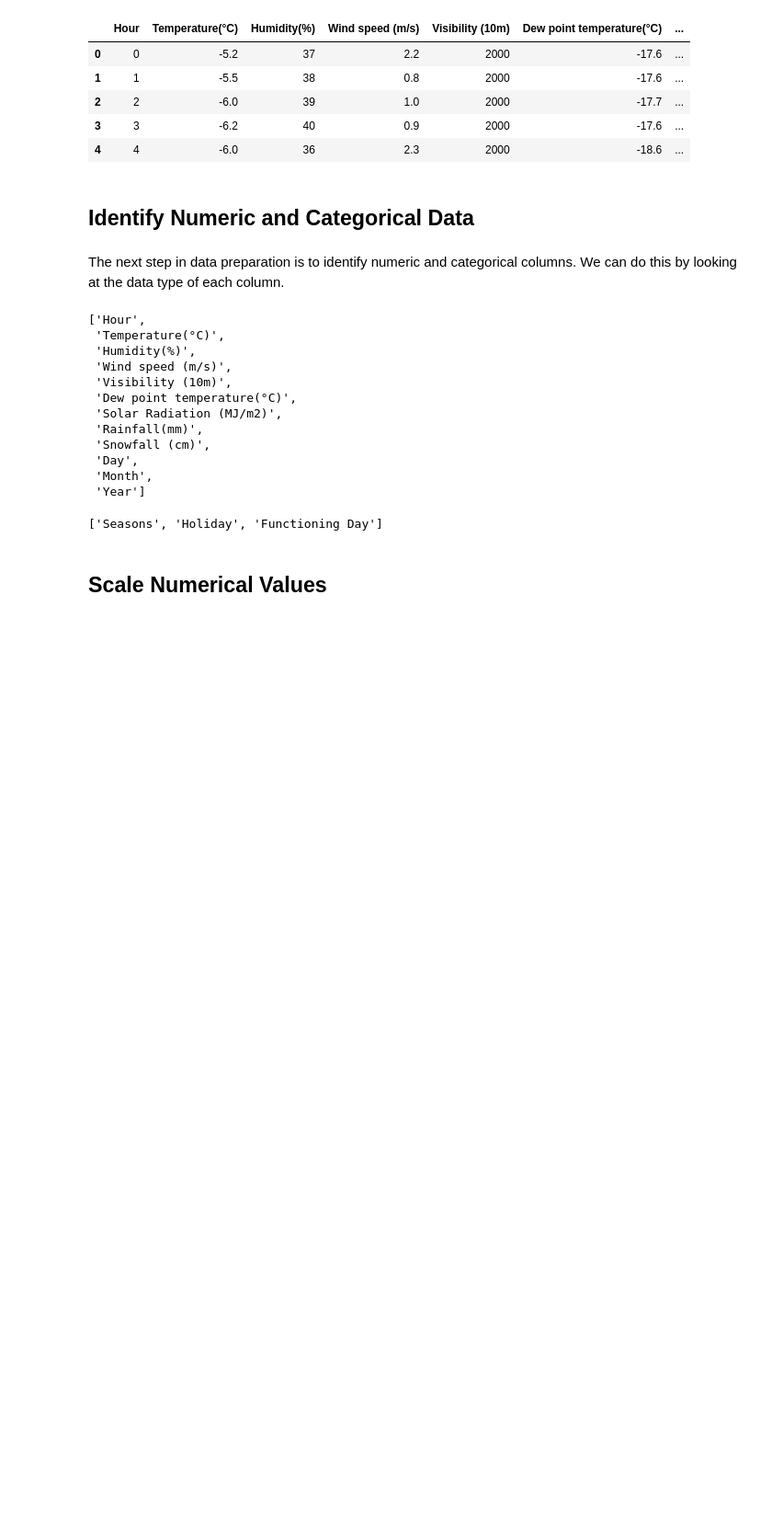
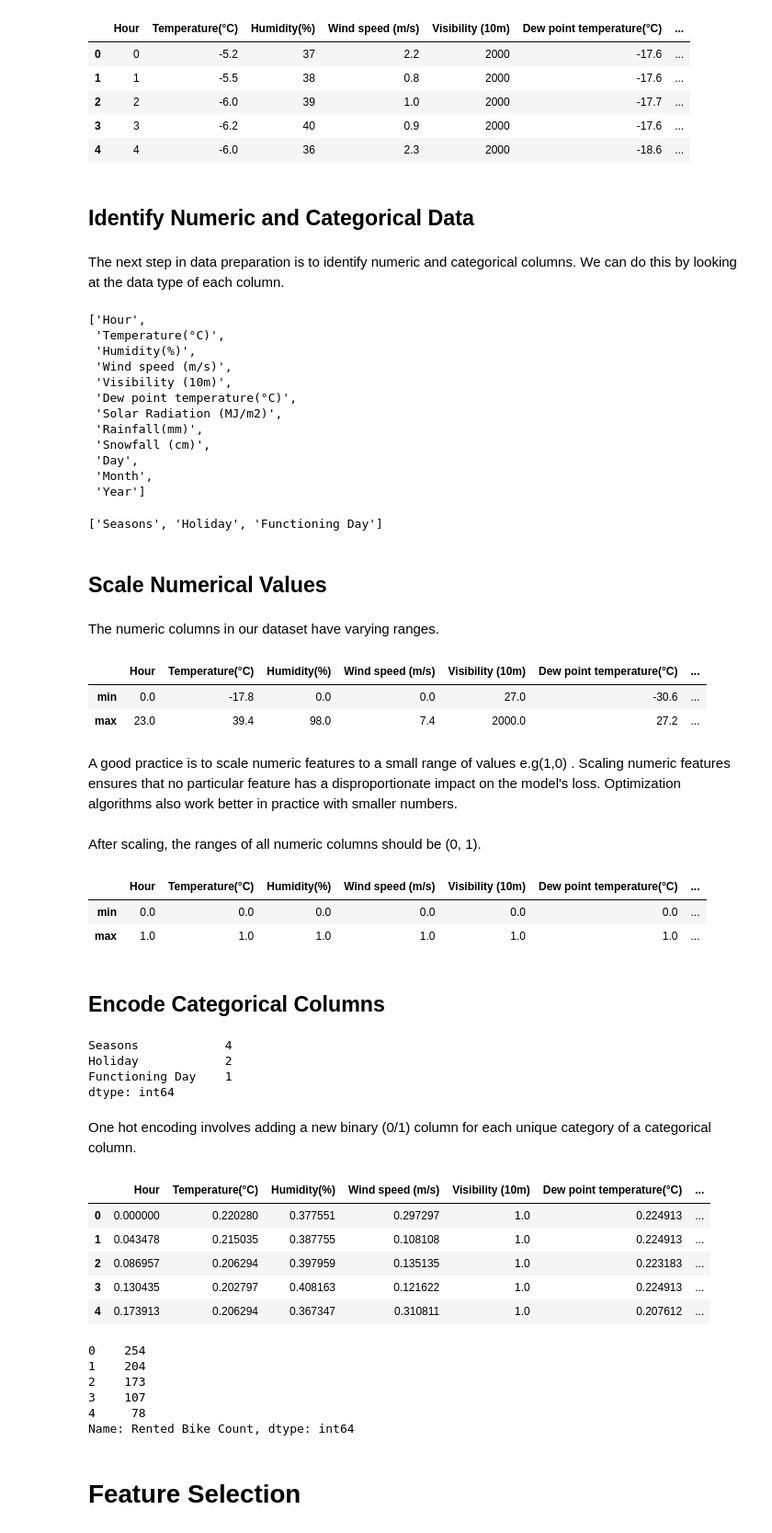
Before and after one commit to Amit-95/Bike_sharing_demand_pred, a Jupyter notebook: Bike_Sharing_Demand_Prediction_Capstone_Project.ipynb, the cells around one changed output. Shown at 92% size. Drawn from its saved outputs; the diff is of its cells as text; code cells hidden in the pictures; blank space fills up the shorter version.

```diff
--- a/Bike_Sharing_Demand_Prediction_Capstone_Project.ipynb
+++ b/Bike_Sharing_Demand_Prediction_Capstone_Project.ipynb
@@ -554,3 +554,75 @@ categorical_cols
 ['Seasons', 'Holiday', 'Functioning Day']
 # %% [markdown]
 ## Scale Numerical Values
+# %% [markdown]
+The numeric columns in our dataset have varying ranges.
+# %%
+# using isna() to calculate the null values in Numeric columns
+inputs_df[numeric_cols].describe().loc[['min','max']]
+# %% [output]
+|  | Hour | Temperature(°C) | Humidity(%) | Wind speed (m/s) | Visibility (10m) | Dew point temperature(°C) | ... |
+| min | 0.0 | -17.8 | 0.0 | 0.0 | 27.0 | -30.6 | ... |
+| max | 23.0 | 39.4 | 98.0 | 7.4 | 2000.0 | 27.2 | ... |
+# %% [markdown]
+A good practice is to scale numeric features to a small range of values e.g(1,0) . Scaling numeric features ensures that no particular feature has a disproportionate impact on the model's loss. Optimization algorithms also work better in practice with smaller numbers.
+# %%
+# Create the scaler
+scaler=MinMaxScaler()
+# Fit the scaler to the numeric columns
+scaler.fit(inputs_df[numeric_cols])
+# Transform and replace the numeric columns
+inputs_df[numeric_cols] = scaler.transform(inputs_df[numeric_cols])
+# %% [markdown]
+After scaling, the ranges of all numeric columns should be (0, 1).
+# %%
+# using isna() to calculate the null values in Numeric columns
+inputs_df[numeric_cols].describe().loc[['min','max']]
+# %% [output]
+|  | Hour | Temperature(°C) | Humidity(%) | Wind speed (m/s) | Visibility (10m) | Dew point temperature(°C) | ... |
+| min | 0.0 | 0.0 | 0.0 | 0.0 | 0.0 | 0.0 | ... |
+| max | 1.0 | 1.0 | 1.0 | 1.0 | 1.0 | 1.0 | ... |
+# %% [markdown]
+## Encode Categorical Columns
+# %%
+# Printing unique Categorical columns
+inputs_df[categorical_cols].nunique().sort_values(ascending=False)
+# %% [output]
+Seasons            4
+Holiday            2
+Functioning Day    1
+dtype: int64
+# %% [markdown]
+One hot encoding involves adding a new binary (0/1) column for each unique category of a categorical column.
+# %%
+# 1. Create the encoder
+encoder=OneHotEncoder(sparse=False, handle_unknown= "ignore")
+# 2. Fit the encoder to thr categorical columns
+encoder.fit(inputs_df[categorical_cols])
+# 3. Generate column names for each category
+encoded_cols= list(encoder.get_feature_names(categorical_cols))
+# 4. Transform and add new one-hot category columns
+inputs_df[encoded_cols] = encoder.transform(inputs_df[categorical_cols])
+# %%
+# Rename for better understanding
+input = inputs_df[numeric_cols + encoded_cols]
+target = targets
+# %%
+input.head()
+# %% [output]
+|  | Hour | Temperature(°C) | Humidity(%) | Wind speed (m/s) | Visibility (10m) | Dew point temperature(°C) | ... |
+| 0 | 0.000000 | 0.220280 | 0.377551 | 0.297297 | 1.0 | 0.224913 | ... |
+| 1 | 0.043478 | 0.215035 | 0.387755 | 0.108108 | 1.0 | 0.224913 | ... |
+| 2 | 0.086957 | 0.206294 | 0.397959 | 0.135135 | 1.0 | 0.223183 | ... |
+| 3 | 0.130435 | 0.202797 | 0.408163 | 0.121622 | 1.0 | 0.224913 | ... |
+| 4 | 0.173913 | 0.206294 | 0.367347 | 0.310811 | 1.0 | 0.207612 | ... |
+# %%
+target.head()
+# %% [output]
+0    254
+1    204
+2    173
+3    107
+4     78
+Name: Rented Bike Count, dtype: int64
+# %% [markdown]
+# Feature Selection
```
Also changed, not shown: parts of 5 cells of this notebook.
